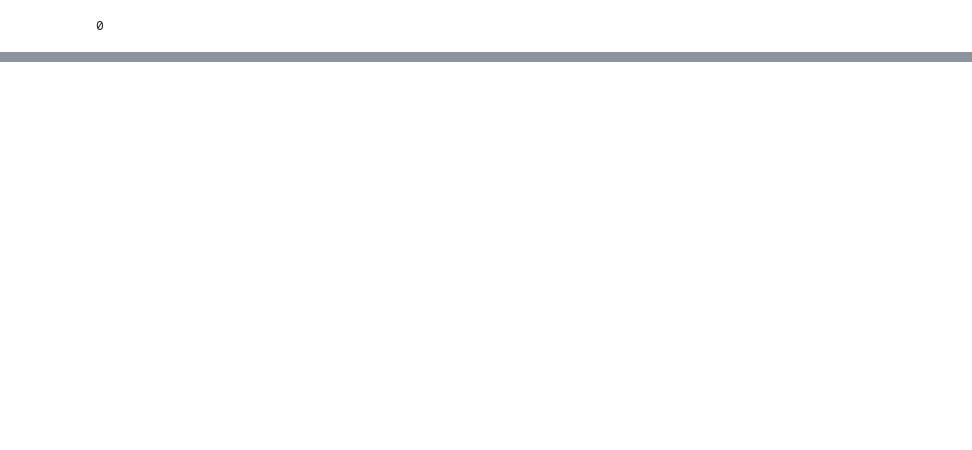
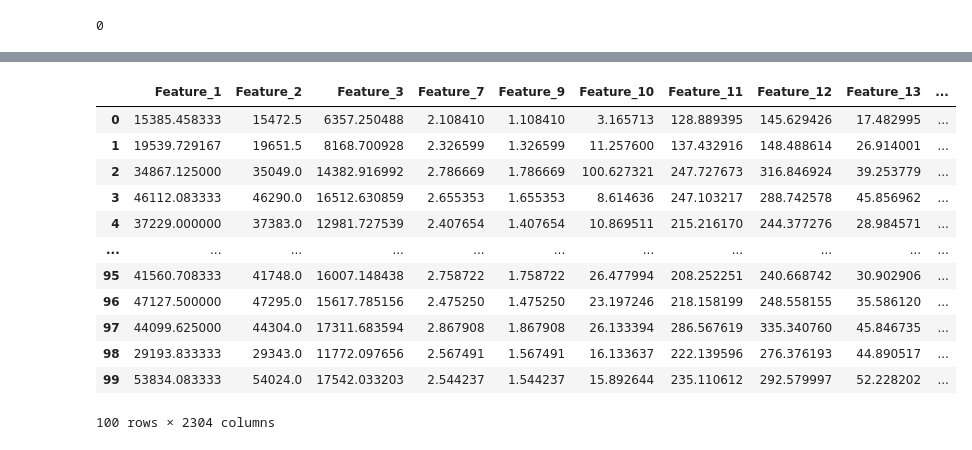
Before and after one commit to kitarp07/RA_Selection_Task_2, a Jupyter notebook: notebooks/exploratory_data_analysis.ipynb, the cells around one changed output, grey strips where cells are left out. Saved outputs shown, nothing was run; the diff lists cells and outputs as text; code cells hidden in the pictures; blank space fills up the shorter version.

```diff
--- a/notebooks/exploratory_data_analysis.ipynb
+++ b/notebooks/exploratory_data_analysis.ipynb
@@ -297,3 +391,7 @@ test_set = test_set.drop(['ID'], axis=1)
 np.isinf(test_set).sum().sum()
 # %% [output]
 0
+# %%
+# separate data into features (X) and targets (y)
+X_test = test_set.drop(['CLASS'], axis=1)
+y_test = test_set['CLASS']
@@ -357,3 +443,19 @@ data_dropped_cols_test.isnull().sum().sum() # cols with zero missing data
 # separate data into features (X) and targets (y)
 X_test = data_dropped_cols_test.drop(['CLASS'], axis=1)
 y_test = data_dropped_cols_test['CLASS']
+# %%
+X_test_threshold
+# %% [output]
+|  | Feature_1 | Feature_2 | Feature_3 | Feature_7 | Feature_9 | Feature_10 | Feature_11 | Feature_12 | Feature_13 | ... |
+| 0 | 15385.458333 | 15472.5 | 6357.250488 | 2.108410 | 1.108410 | 3.165713 | 128.889395 | 145.629426 | 17.482995 | ... |
+| 1 | 19539.729167 | 19651.5 | 8168.700928 | 2.326599 | 1.326599 | 11.257600 | 137.432916 | 148.488614 | 26.914001 | ... |
+| 2 | 34867.125000 | 35049.0 | 14382.916992 | 2.786669 | 1.786669 | 100.627321 | 247.727673 | 316.846924 | 39.253779 | ... |
+| 3 | 46112.083333 | 46290.0 | 16512.630859 | 2.655353 | 1.655353 | 8.614636 | 247.103217 | 288.742578 | 45.856962 | ... |
+| 4 | 37229.000000 | 37383.0 | 12981.727539 | 2.407654 | 1.407654 | 10.869511 | 215.216170 | 244.377276 | 28.984571 | ... |
+| ... | ... | ... | ... | ... | ... | ... | ... | ... | ... | ... |
+| 95 | 41560.708333 | 41748.0 | 16007.148438 | 2.758722 | 1.758722 | 26.477994 | 208.252251 | 240.668742 | 30.902906 | ... |
+| 96 | 47127.500000 | 47295.0 | 15617.785156 | 2.475250 | 1.475250 | 23.197246 | 218.158199 | 248.558155 | 35.586120 | ... |
+| 97 | 44099.625000 | 44304.0 | 17311.683594 | 2.867908 | 1.867908 | 26.133394 | 286.567619 | 335.340760 | 45.846735 | ... |
+| 98 | 29193.833333 | 29343.0 | 11772.097656 | 2.567491 | 1.567491 | 16.133637 | 222.139596 | 276.376193 | 44.890517 | ... |
+| 99 | 53834.083333 | 54024.0 | 17542.033203 | 2.544237 | 1.544237 | 15.892644 | 235.110612 | 292.579997 | 52.228202 | ... |
+100 rows × 2304 columns
```
Also changed, not shown: parts of 35 cells of this notebook.
